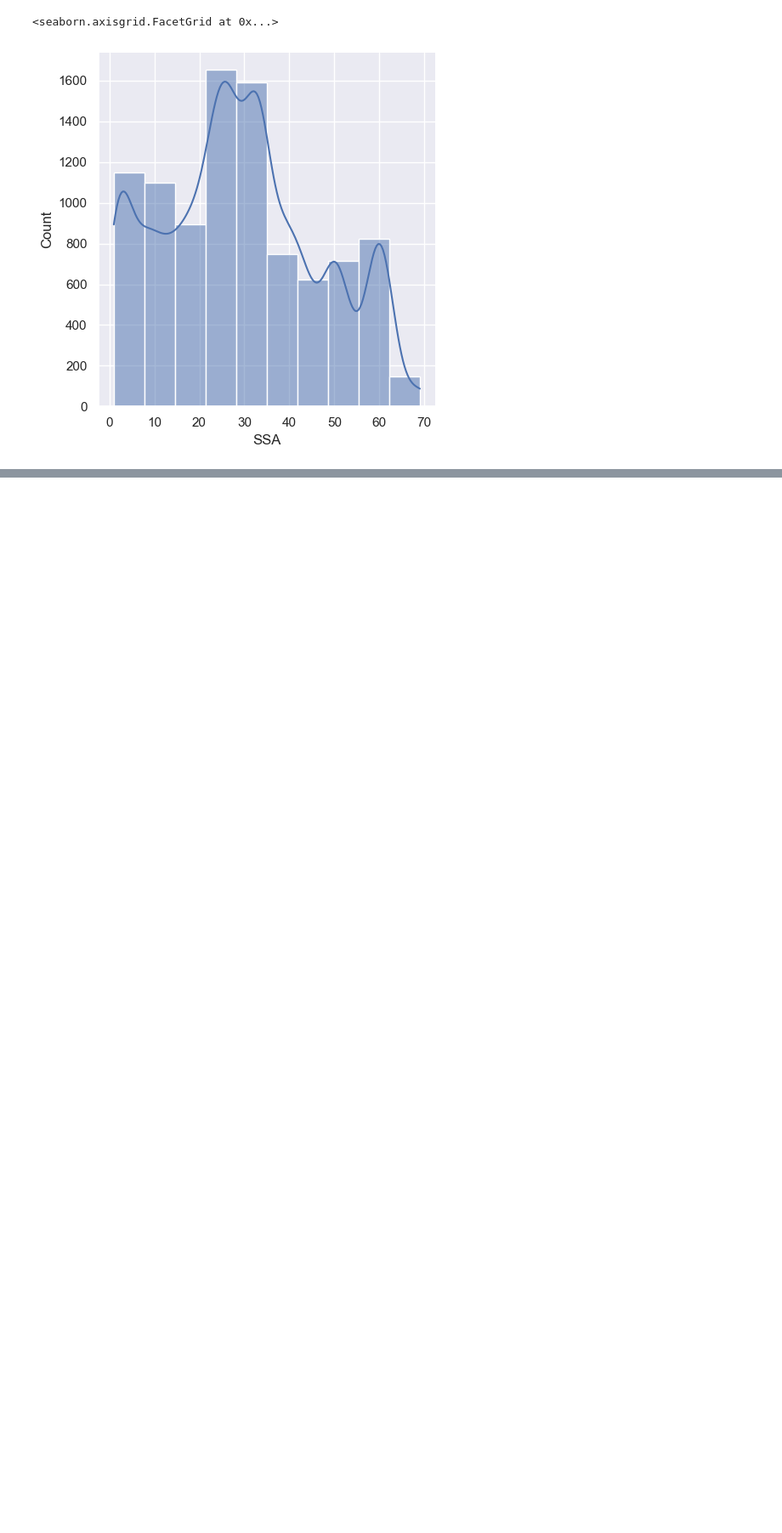
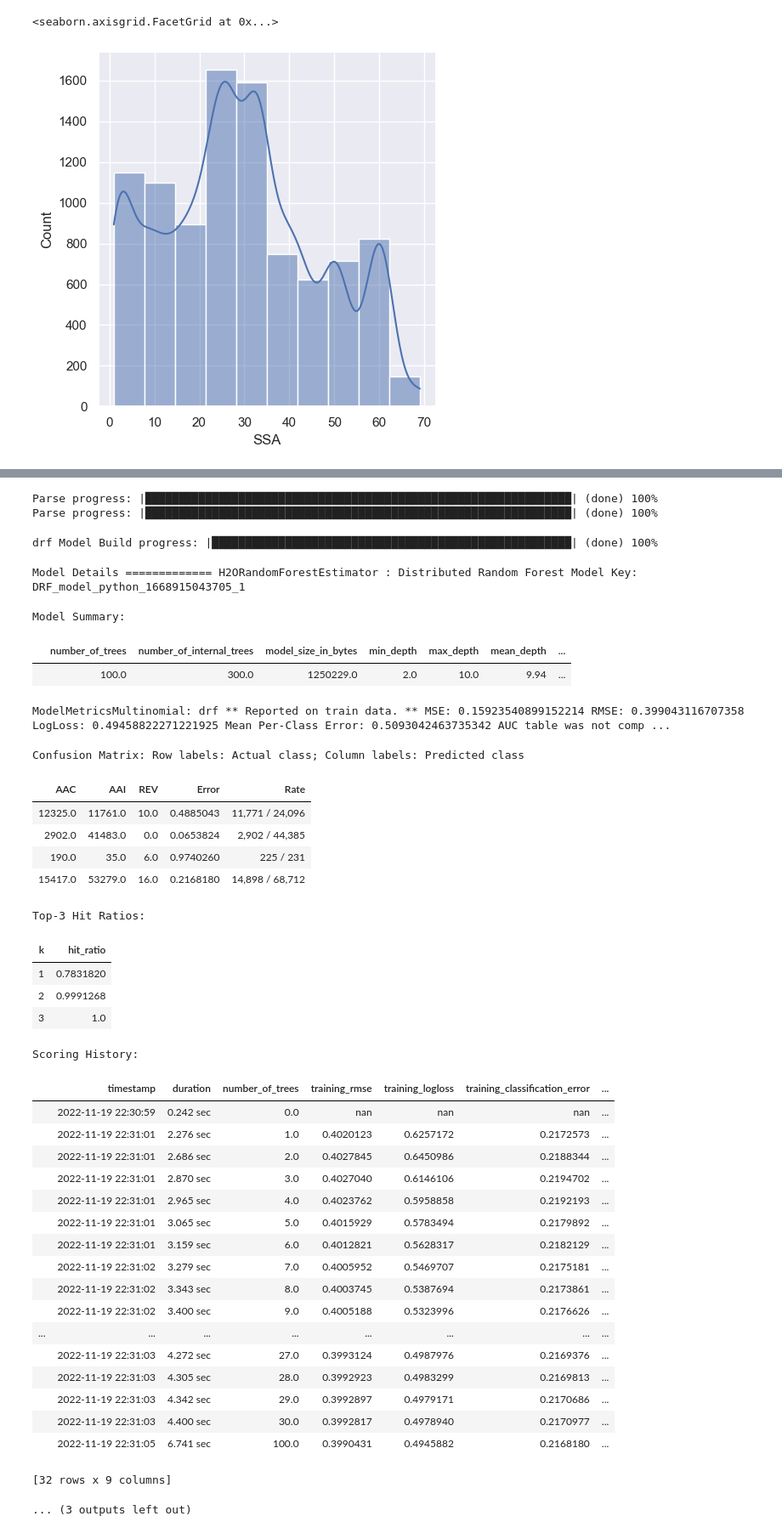
Before and after one commit to JacobJ215/License-Renewal-Status-Using-Neural-Networks, a Jupyter notebook: dnn.ipynb, the cells around one changed output, grey strips where cells are left out. Shown: that part at 85% size. Saved outputs shown, nothing was run; the diff lists cells and outputs as text; code cells hidden in the pictures; blank space fills up the shorter version.

```diff
--- a/dnn.ipynb
+++ b/dnn.ipynb
@@ -274,0 +288,52 @@ df['APPLICATION_REQUIREMENTS_COMPLETE'] = df.apply(lambda x: 0 if x['APPLICATION
+# %%
+train, test = train_test_split(df, test_size=0.2, random_state=42)
+# %%
+train = h2o.H2OFrame(train)
+test = h2o.H2OFrame(test)
+# %% [output]
+Parse progress: |████████████████████████████████████████████████████████████████| (done) 100%
+Parse progress: |████████████████████████████████████████████████████████████████| (done) 100%
+# %%
+# Instantiate and train h2o Model
+h2o_rf = H2ORandomForestEstimator(ntrees=100, seed=52, max_depth=10)
+h2o_rf.train(x=['APPLICATION_TYPE', 'CONDITIONAL_APPROVAL', 'LICENSE_CODE', 'SSA', 'LEGAL_BUSINESS_NAME_MATCH',
+                'ZIP_CODE_MISSING', 'SSA', 'APPLICATION_REQUIREMENTS_COMPLETE', 'LICENSE_DESCRIPTION', 'BUSINESS_TYPE'],
+            y='LICENSE_STATUS', training_frame=train)
+# %% [output]
+drf Model Build progress: |██████████████████████████████████████████████████████| (done) 100%
+Model Details ============= H2ORandomForestEstimator : Distributed Random Forest Model Key: DRF_model_python_1668915043705_1
+Model Summary:
+|  | number_of_trees | number_of_internal_trees | model_size_in_bytes | min_depth | max_depth | mean_depth | ... |
+|  | 100.0 | 300.0 | 1250229.0 | 2.0 | 10.0 | 9.94 | ... |
+ModelMetricsMultinomial: drf ** Reported on train data. ** MSE: 0.15923540899152214 RMSE: 0.399043116707358 LogLoss: 0.49458822271221925 Mean Per-Class Error: 0.5093042463735342 AUC table was not comp ...
+Confusion Matrix: Row labels: Actual class; Column labels: Predicted class
+| AAC | AAI | REV | Error | Rate |
+| 12325.0 | 11761.0 | 10.0 | 0.4885043 | 11,771 / 24,096 |
+| 2902.0 | 41483.0 | 0.0 | 0.0653824 | 2,902 / 44,385 |
+| 190.0 | 35.0 | 6.0 | 0.9740260 | 225 / 231 |
+| 15417.0 | 53279.0 | 16.0 | 0.2168180 | 14,898 / 68,712 |
+Top-3 Hit Ratios:
+| k | hit_ratio |
+| 1 | 0.7831820 |
+| 2 | 0.9991268 |
+| 3 | 1.0 |
+Scoring History:
+|  | timestamp | duration | number_of_trees | training_rmse | training_logloss | training_classification_error | ... |
+|  | 2022-11-19 22:30:59 | 0.242 sec | 0.0 | nan | nan | nan | ... |
+|  | 2022-11-19 22:31:01 | 2.276 sec | 1.0 | 0.4020123 | 0.6257172 | 0.2172573 | ... |
+|  | 2022-11-19 22:31:01 | 2.686 sec | 2.0 | 0.4027845 | 0.6450986 | 0.2188344 | ... |
+|  | 2022-11-19 22:31:01 | 2.870 sec | 3.0 | 0.4027040 | 0.6146106 | 0.2194702 | ... |
+|  | 2022-11-19 22:31:01 | 2.965 sec | 4.0 | 0.4023762 | 0.5958858 | 0.2192193 | ... |
+|  | 2022-11-19 22:31:01 | 3.065 sec | 5.0 | 0.4015929 | 0.5783494 | 0.2179892 | ... |
+|  | 2022-11-19 22:31:01 | 3.159 sec | 6.0 | 0.4012821 | 0.5628317 | 0.2182129 | ... |
+|  | 2022-11-19 22:31:02 | 3.279 sec | 7.0 | 0.4005952 | 0.5469707 | 0.2175181 | ... |
+|  | 2022-11-19 22:31:02 | 3.343 sec | 8.0 | 0.4003745 | 0.5387694 | 0.2173861 | ... |
+|  | 2022-11-19 22:31:02 | 3.400 sec | 9.0 | 0.4005188 | 0.5323996 | 0.2176626 | ... |
+| ... | ... | ... | ... | ... | ... | ... | ... |
+|  | 2022-11-19 22:31:03 | 4.272 sec | 27.0 | 0.3993124 | 0.4987976 | 0.2169376 | ... |
+|  | 2022-11-19 22:31:03 | 4.305 sec | 28.0 | 0.3992923 | 0.4983299 | 0.2169813 | ... |
+|  | 2022-11-19 22:31:03 | 4.342 sec | 29.0 | 0.3992897 | 0.4979171 | 0.2170686 | ... |
+|  | 2022-11-19 22:31:03 | 4.400 sec | 30.0 | 0.3992817 | 0.4978940 | 0.2170977 | ... |
+|  | 2022-11-19 22:31:05 | 6.741 sec | 100.0 | 0.3990431 | 0.4945882 | 0.2168180 | ... |
+[32 rows x 9 columns]
+... (3 outputs left out)
```
Also changed, not shown: parts of 21 cells of this notebook.
